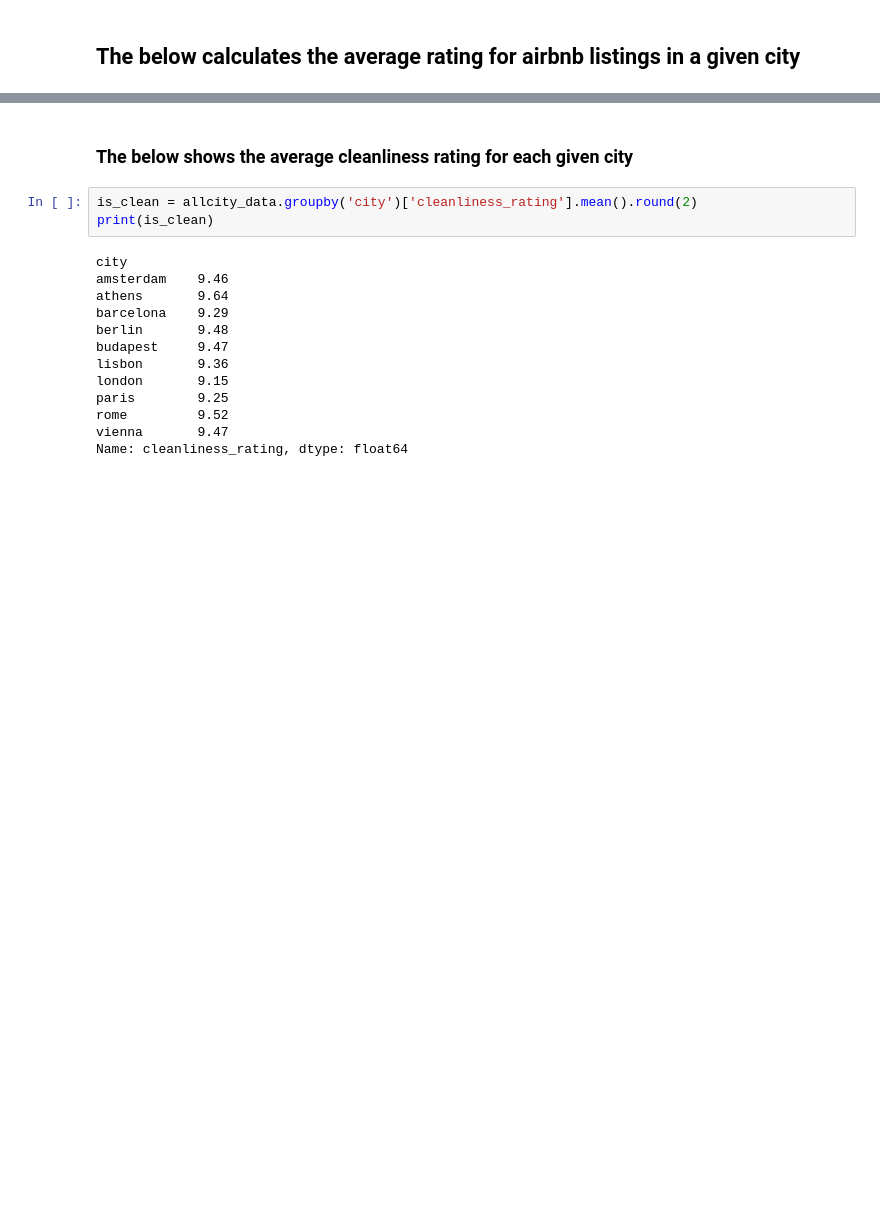
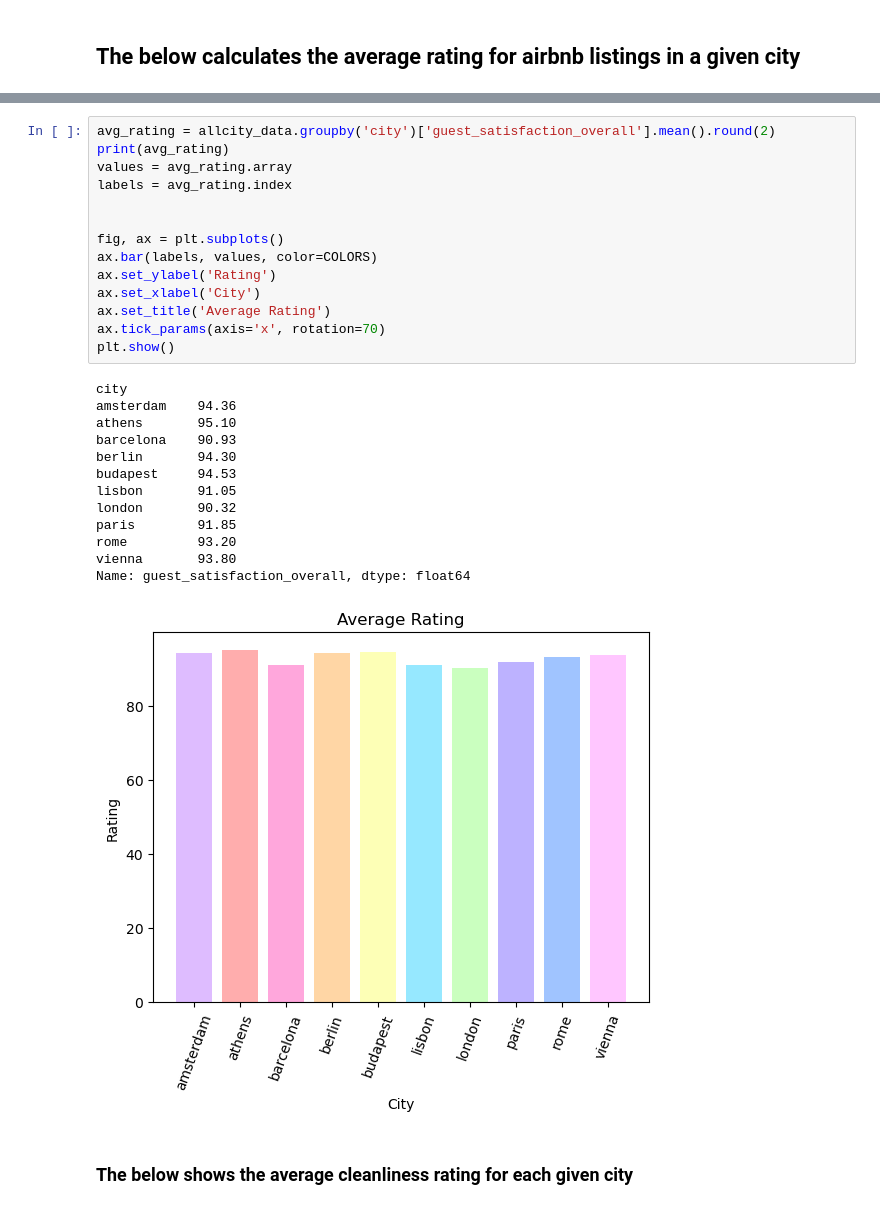
Before and after one commit to pomimon/2021-european-airbnb-analysis, a Jupyter notebook: Airbnb_all_weekdays_2021.ipynb, the cells around one changed output, grey strips where cells are left out. Saved outputs shown, nothing was run; the diff lists cells and outputs as text; blank space fills up the shorter version.

```diff
--- a/Airbnb_all_weekdays_2021.ipynb
+++ b/Airbnb_all_weekdays_2021.ipynb
@@ -257,18 +238,30 @@ Name: guest_satisfaction_overall, dtype: float64
+# %%
+avg_rating = allcity_data.groupby('city')['guest_satisfaction_overall'].mean().round(2)
+print(avg_rating)
+values = avg_rating.array
+labels = avg_rating.index
+
+
+fig, ax = plt.subplots()
+ax.bar(labels, values, color=COLORS)
+ax.set_ylabel('Rating')
+ax.set_xlabel('City')
+ax.set_title('Average Rating')
+ax.tick_params(axis='x', rotation=70)
+plt.show()
+# %% [output]
+city
+amsterdam    94.36
+athens       95.10
+barcelona    90.93
+berlin       94.30
+budapest     94.53
+lisbon       91.05
+london       90.32
+paris        91.85
+rome         93.20
+vienna       93.80
+Name: guest_satisfaction_overall, dtype: float64
+[figure, added]
 # %% [markdown]
 ### The below shows the average cleanliness rating for each given city
-# %%
-is_clean = allcity_data.groupby('city')['cleanliness_rating'].mean().round(2)
-print(is_clean)
-# %% [output]
-city
-amsterdam    9.46
-athens       9.64
-barcelona    9.29
-berlin       9.48
-budapest     9.47
-lisbon       9.36
-london       9.15
-paris        9.25
-rome         9.52
-vienna       9.47
-Name: cleanliness_rating, dtype: float64
```
Also changed, not shown: parts of 12 cells of this notebook.
